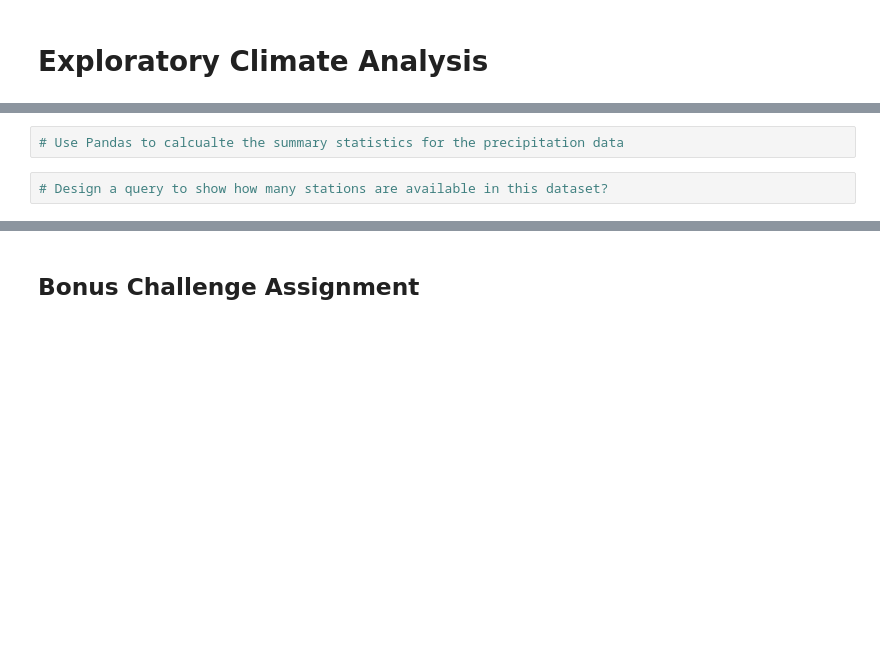
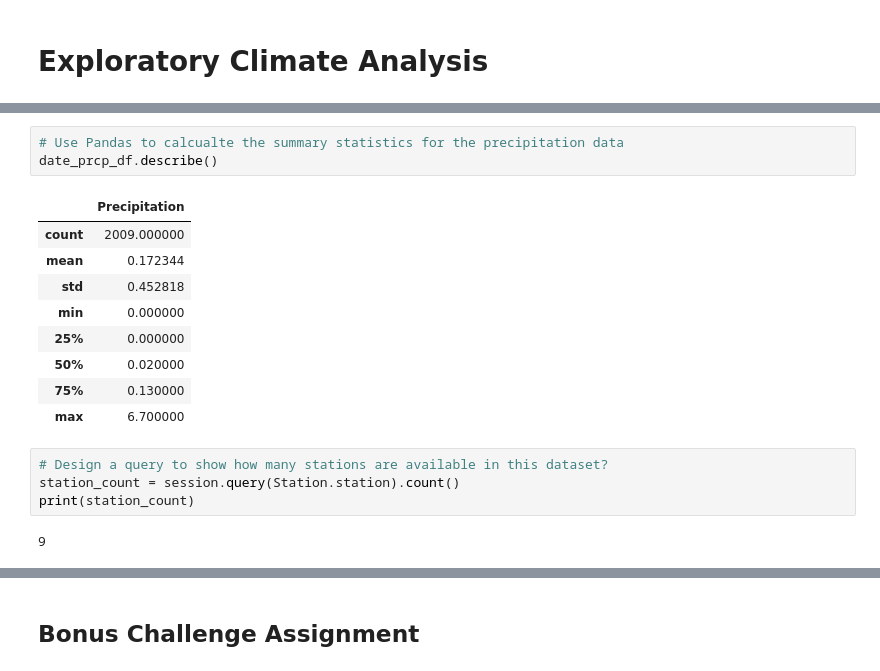
Before and after one commit to mrryanlittle/sqlalchemy-challenge, a Jupyter notebook: climate_starter.ipynb, the cells around one changed output, grey strips where cells are left out. Drawn from its saved outputs; the diff is of its cells as text; blank space fills up the shorter version.

```diff
--- a/climate_starter.ipynb
+++ b/climate_starter.ipynb
@@ -54,7 +75,22 @@ NameError: name 'create_engine' is not defined
 # %%
 # Use Pandas to calcualte the summary statistics for the precipitation data
+date_prcp_df.describe()
+# %% [output]
+|  | Precipitation |
+| count | 2009.000000 |
+| mean | 0.172344 |
+| std | 0.452818 |
+| min | 0.000000 |
+| 25% | 0.000000 |
+| 50% | 0.020000 |
+| 75% | 0.130000 |
+| max | 6.700000 |
 # %%
 # Design a query to show how many stations are available in this dataset?
+station_count = session.query(Station.station).count()
+print(station_count)
+# %% [output]
+9
 # %%
 # What are the most active stations? (i.e. what stations have the most rows)?
 # List the stations and the counts in descending order.
```
Also changed, not shown: parts of 16 cells of this notebook, 3 other files.
